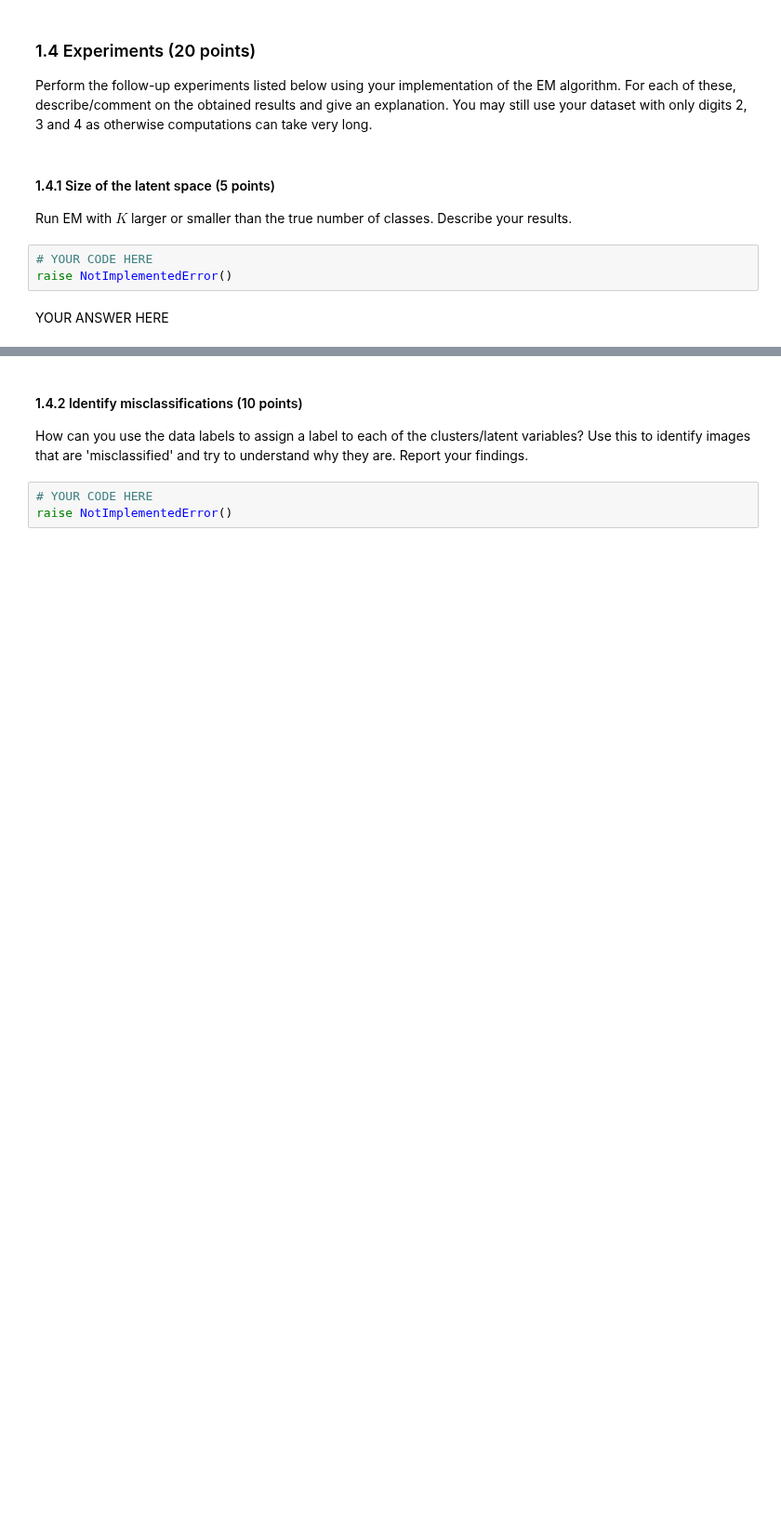
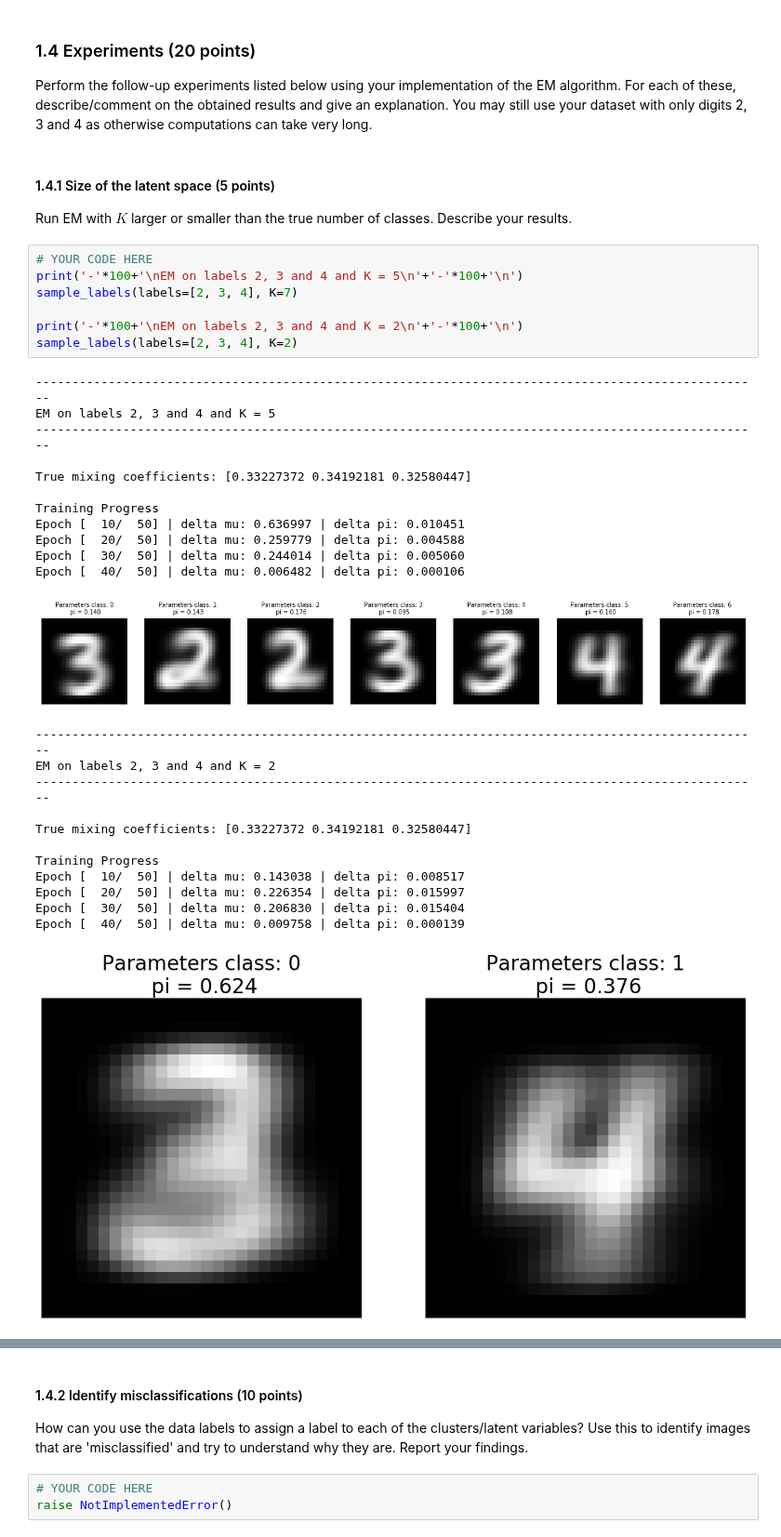
Before and after one commit to ioangatop/machine_learning_2, a Jupyter notebook: lab_3/12402559_12141666_lab3.ipynb, the cells around one changed output, grey strips where cells are left out. Shown at 93% size. Drawn from its saved outputs; the diff is of its cells as text; blank space fills up the shorter version.

```diff
--- a/lab_3/12402559_12141666_lab3.ipynb
+++ b/lab_3/12402559_12141666_lab3.ipynb
@@ -210,8 +211,35 @@ Perform the follow-up experiments listed below using your implementation of the
 # %% [markdown]
 #### 1.4.1 Size of the latent space (5 points)
 Run EM with $K$ larger or smaller than the true number of classes. Describe your results.
-# %%
-# YOUR CODE HERE
-raise NotImplementedError()
-# %% [markdown]
-YOUR ANSWER HERE
+# %%
+# YOUR CODE HERE
+print('-'*100+'\nEM on labels 2, 3 and 4 and K = 5\n'+'-'*100+'\n')
+sample_labels(labels=[2, 3, 4], K=7)
+
+print('-'*100+'\nEM on labels 2, 3 and 4 and K = 2\n'+'-'*100+'\n')
+sample_labels(labels=[2, 3, 4], K=2)
+# %% [output]
+----------------------------------------------------------------------------------------------------
+EM on labels 2, 3 and 4 and K = 5
+----------------------------------------------------------------------------------------------------
+
+True mixing coefficients: [0.33227372 0.34192181 0.32580447]
+
+Training Progress
+Epoch [  10/  50] | delta mu: 0.636997 | delta pi: 0.010451
+Epoch [  20/  50] | delta mu: 0.259779 | delta pi: 0.004588
+Epoch [  30/  50] | delta mu: 0.244014 | delta pi: 0.005060
+Epoch [  40/  50] | delta mu: 0.006482 | delta pi: 0.000106
+[figure, added]
+----------------------------------------------------------------------------------------------------
+EM on labels 2, 3 and 4 and K = 2
+----------------------------------------------------------------------------------------------------
+
+True mixing coefficients: [0.33227372 0.34192181 0.32580447]
+
+Training Progress
+Epoch [  10/  50] | delta mu: 0.143038 | delta pi: 0.008517
+Epoch [  20/  50] | delta mu: 0.226354 | delta pi: 0.015997
+Epoch [  30/  50] | delta mu: 0.206830 | delta pi: 0.015404
+Epoch [  40/  50] | delta mu: 0.009758 | delta pi: 0.000139
+[figure, added]
```
Also changed, not shown: parts of 8 cells of this notebook.
